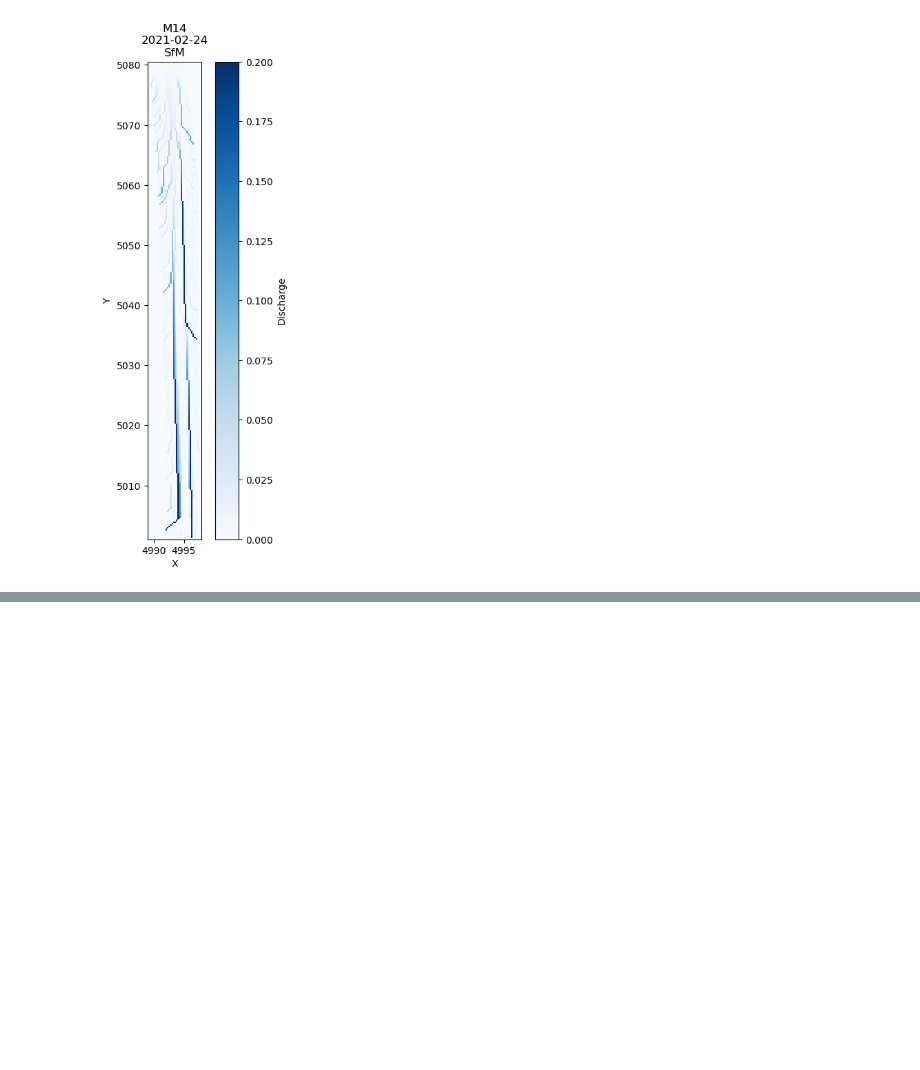
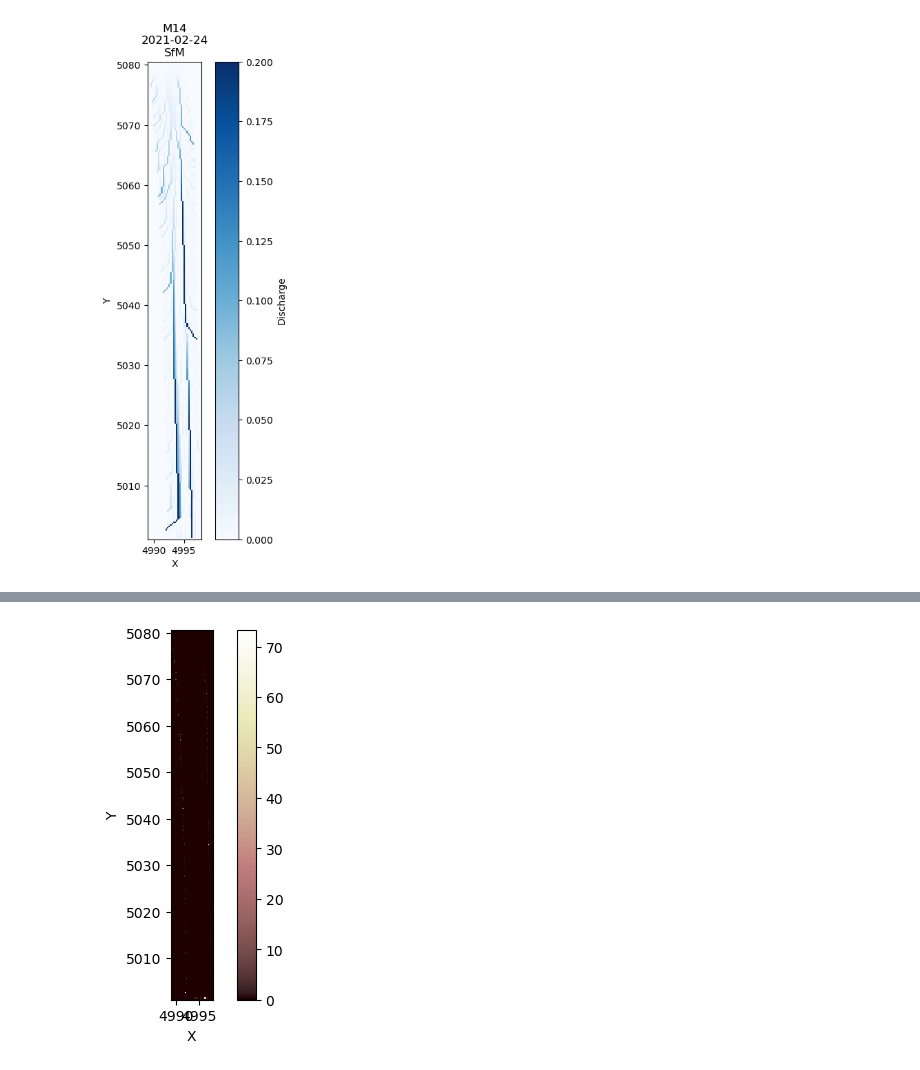
Before and after one commit to amanaster2/ll_micro, a Jupyter notebook: flowAccumulation.ipynb, the cells around one changed output, grey strips where cells are left out. Drawn from its saved outputs; the diff is of its cells as text; code cells hidden in the pictures; blank space fills up the shorter version.

```diff
--- a/flowAccumulation.ipynb
+++ b/flowAccumulation.ipynb
@@ -171,6 +171,6 @@ plt.show();
 [figure]
 [figure]
 # %%
-area = mg_m14_20201203_lidar.at_node['drainage_area']
-is_drainage_boundary = np.logical_and((area>0), (mg_m14_20201203_lidar.node_has_boundary_neighbor(mg_m14_20201203_lidar.nodes)==True).flatten())
+area = mg_m14_20210224_sfm.at_node['drainage_area']
+is_drainage_boundary = np.logical_and((area>0), (mg_m14_20210224_sfm.node_has_boundary_neighbor(mg_m14_20210224_sfm.nodes)==True).flatten())
 boundary_drainage_area=area[is_drainage_boundary]
@@ -201,3 +181,3 @@ mg_m14_20201203_lidar.imshow(mg_m14_20201203_lidar.at_node['drainage_area'])
 # %%
-mask = np.zeros(len(mg_m14_20201203_lidar.at_node['topographic__elevation']))
+mask = np.zeros(len(mg_m14_20210224_sfm.at_node['topographic__elevation']))
 mask[np.where(is_drainage_boundary)] = boundary_drainage_area
@@ -227,0 +184,2 @@ array([[  0.00000000e+00,   0.00000000e+00,   0.00000000e+00,
+# %%
+mg_m14_20210224_sfm.add_field("boundary_drainage", mask, at='node')
@@ -227,0 +204,4 @@ array([[  0.00000000e+00,   0.00000000e+00,   0.00000000e+00,
+# %%
+imshow_grid(mg_m14_20210224_sfm, 'boundary_drainage')
+# %% [output]
+[figure, added]
```
Also changed, not shown: parts of 7 cells of this notebook, 1 other file.
